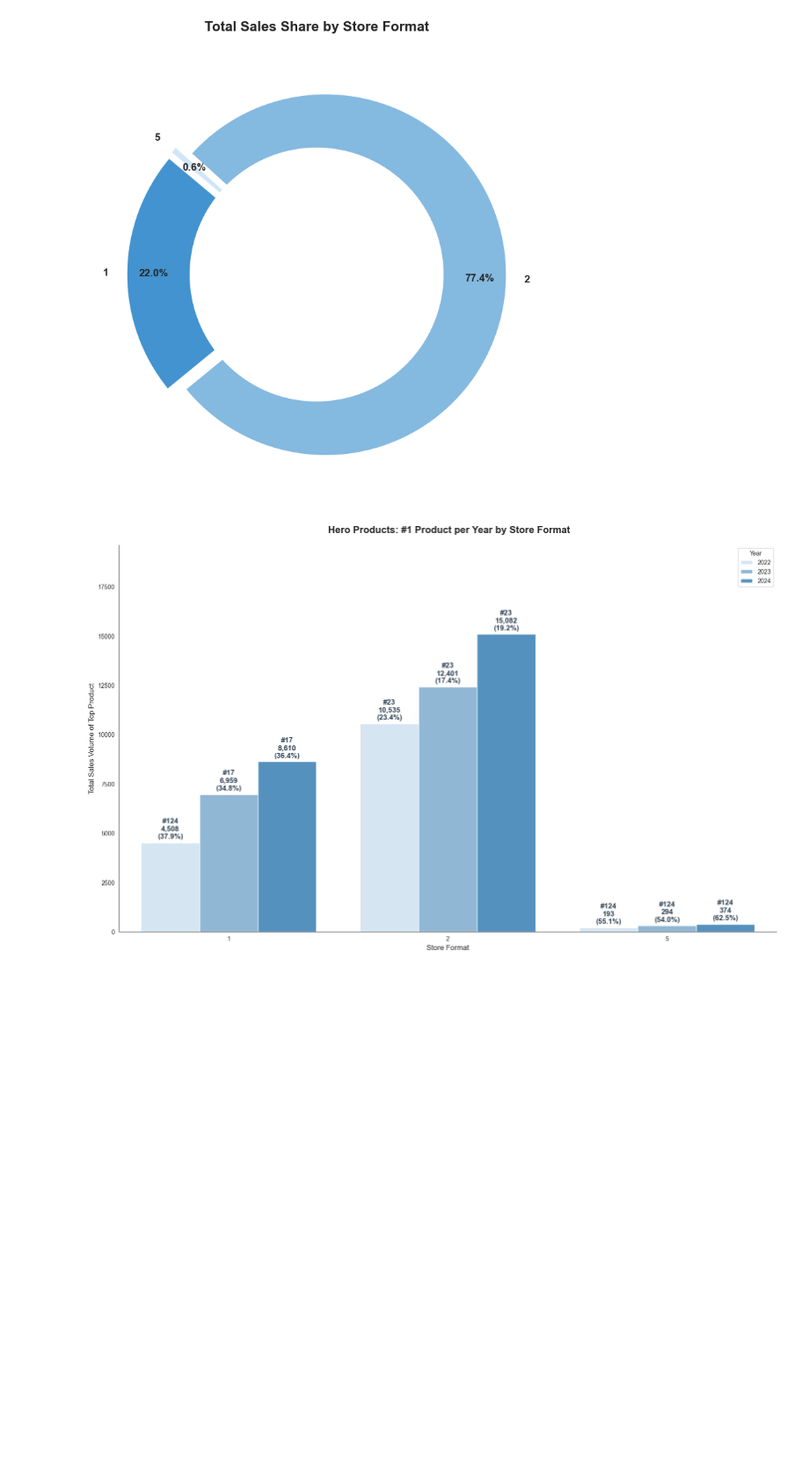
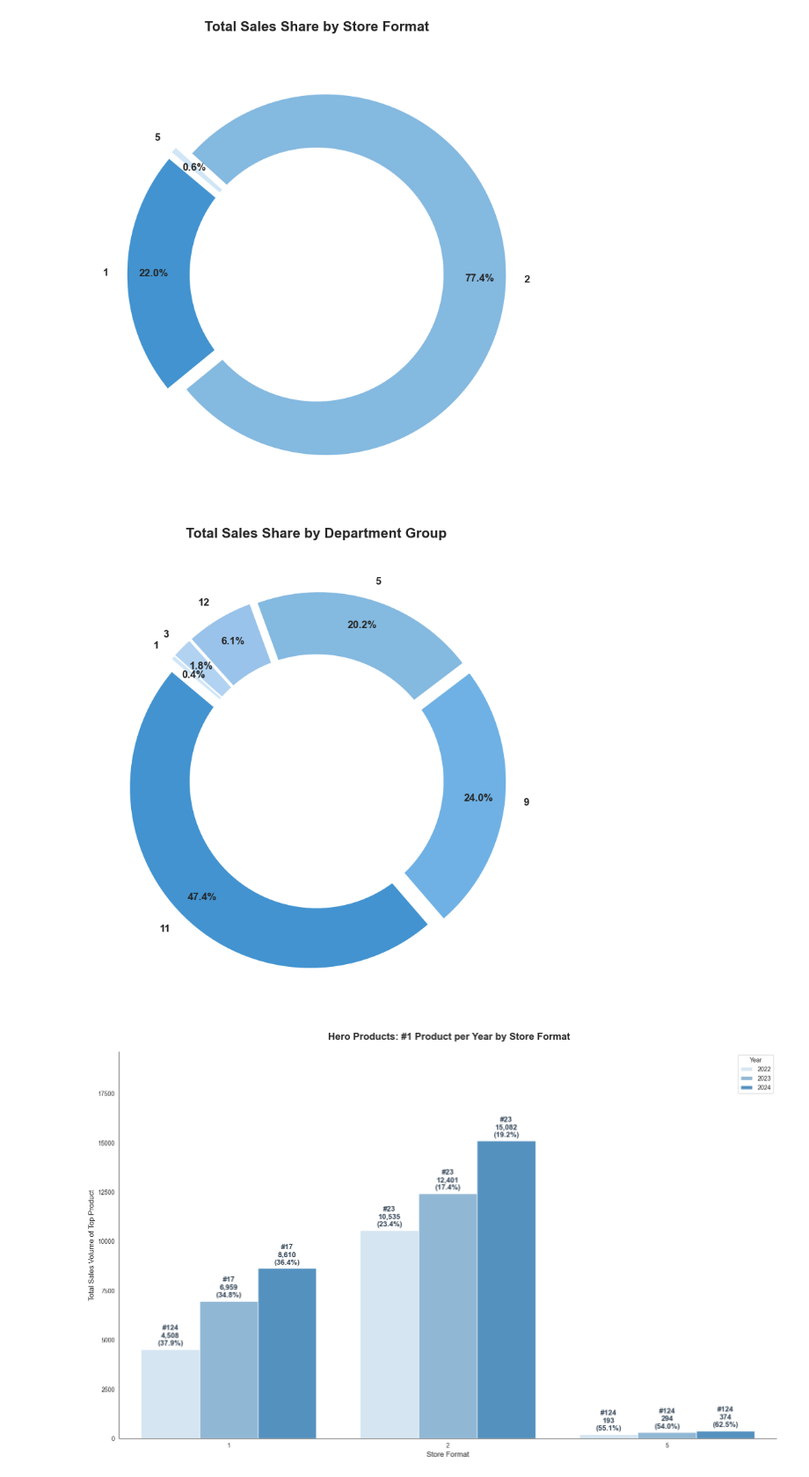
Before and after one commit to luisgrewe/StockSalesPrediction, a Jupyter notebook: salesprediction.ipynb, the cells around one changed output. Shown at 88% size. Cells and saved outputs as stored; diff of their text form; code cells hidden in the pictures; blank space fills up the shorter version.

```diff
--- a/salesprediction.ipynb
+++ b/salesprediction.ipynb
@@ -400,7 +440,6 @@ plt.show()
 format_shares = X_train_preprocessed.groupby('store_format')['sales'].sum().reset_index()
 
 plt.figure(figsize=(14, 8))
-target_blue = "#4293D0"
 
 colors = [target_blue, "#84B9E0", "#D0E6F7"]
 
@@ -426,6 +465,39 @@ plt.savefig('images/sales_share_pie.png', dpi=300)
 plt.show()
 # %% [output]
 [figure]
+# %%
+dept_shares = (
+    X_train_preprocessed.groupby('department_group')['sales']
+    .sum()
+    .sort_values(ascending=False)
+    .reset_index()
+)
+
+plt.figure(figsize=(14, 8))
+
+colors = [target_blue, "#6FB1E4", "#84B9E0", "#99C3EA", "#B1D2F1", "#D0E6F7", "#E1EDF9"]
+
+plt.pie(
+    dept_shares['sales'],
+    labels=dept_shares['department_group'],
+    autopct='%1.1f%%',
+    startangle=140,
+    colors=colors[:len(dept_shares)],
+    pctdistance=0.85,
+    explode=[0.05] * len(dept_shares),
+    textprops={'fontsize': 12, 'fontweight': 'bold'}
+)
+
+centre_circle = plt.Circle((0,0), 0.70, fc='white')
+fig = plt.gcf()
+fig.gca().add_artist(centre_circle)
+
+plt.title('Total Sales Share by Department Group', fontsize=16, fontweight='bold', pad=20)
+plt.tight_layout()
+plt.savefig('images/sales_share_dept_pie.png', dpi=300)
+plt.show()
+# %% [output]
+[figure, added]
 # %%
 # Calculate Total Sales per Format per Year (The Denominator)
 format_yearly_totals = (
```
Also changed, not shown: parts of 2 cells of this notebook, 4 other files.
